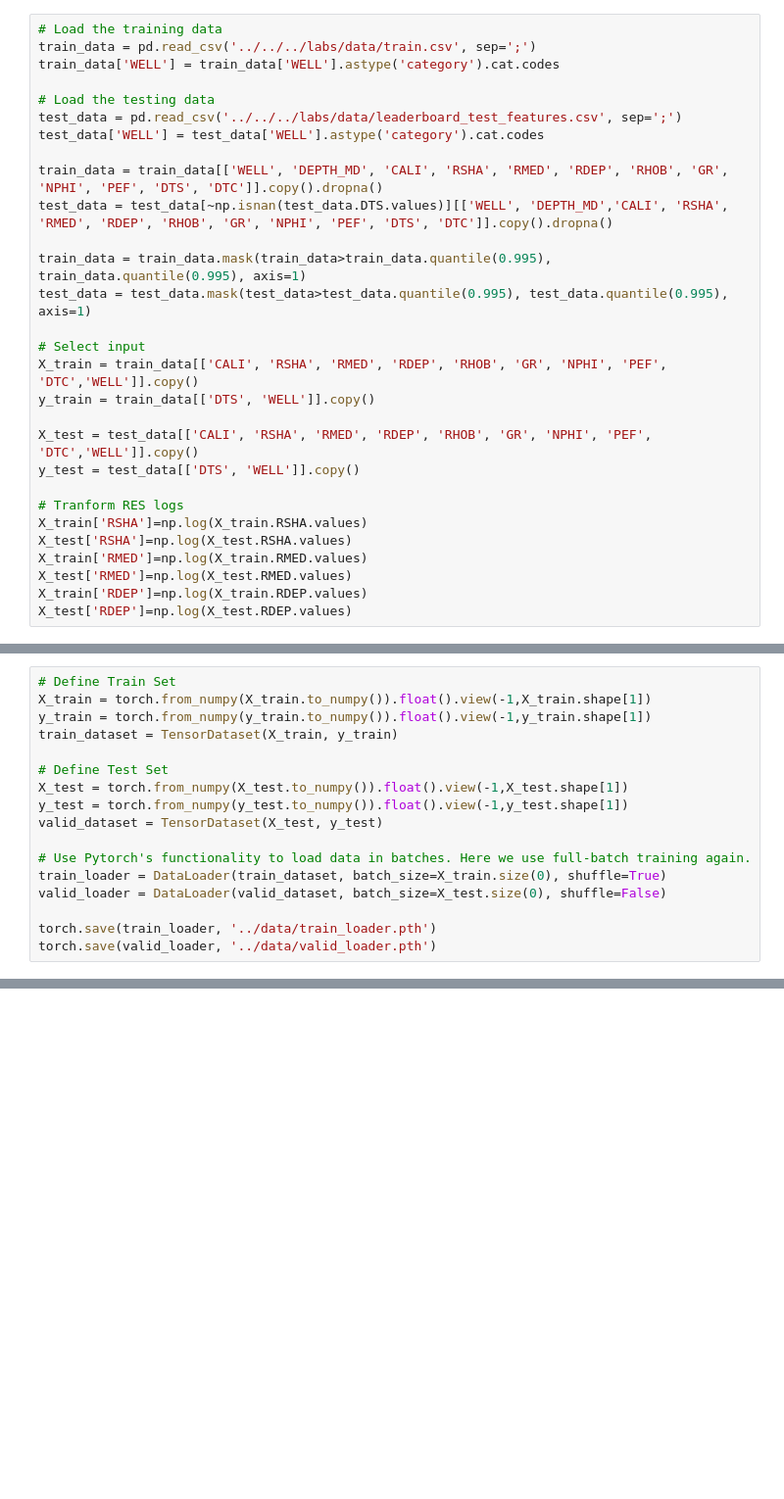
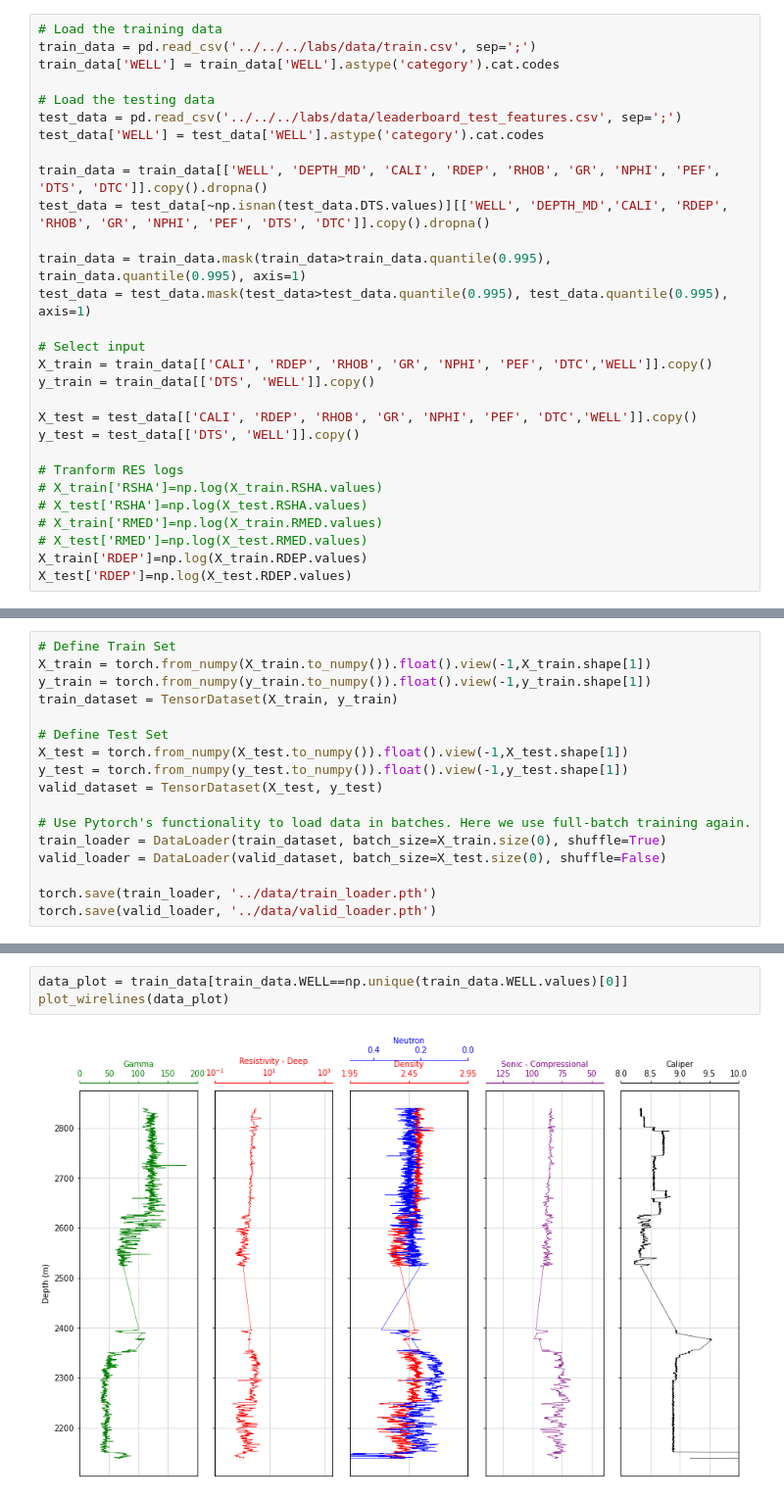
Before and after one commit to hatsyim/wireline-attention, a Jupyter notebook: notebook/00_eda.ipynb, the cells around one changed output, grey strips where cells are left out. Shown at 98% size. Cells and saved outputs as stored; diff of their text form; blank space fills up the shorter version.

Commit message:
a step before wireline splitting

```diff
--- a/notebook/00_eda.ipynb
+++ b/notebook/00_eda.ipynb
@@ -36,23 +38,23 @@ train_data['WELL'] = train_data['WELL'].astype('category').cat.codes
 test_data = pd.read_csv('../../../labs/data/leaderboard_test_features.csv', sep=';')
 test_data['WELL'] = test_data['WELL'].astype('category').cat.codes
 
-train_data = train_data[['WELL', 'DEPTH_MD', 'CALI', 'RSHA', 'RMED', 'RDEP', 'RHOB', 'GR', 'NPHI', 'PEF', 'DTS', 'DTC']].copy().dropna()
-test_data = test_data[~np.isnan(test_data.DTS.values)][['WELL', 'DEPTH_MD','CALI', 'RSHA', 'RMED', 'RDEP', 'RHOB', 'GR', 'NPHI', 'PEF', 'DTS', 'DTC']].copy().dropna()
+train_data = train_data[['WELL', 'DEPTH_MD', 'CALI', 'RDEP', 'RHOB', 'GR', 'NPHI', 'PEF', 'DTS', 'DTC']].copy().dropna()
+test_data = test_data[~np.isnan(test_data.DTS.values)][['WELL', 'DEPTH_MD','CALI', 'RDEP', 'RHOB', 'GR', 'NPHI', 'PEF', 'DTS', 'DTC']].copy().dropna()
 
 train_data = train_data.mask(train_data>train_data.quantile(0.995), train_data.quantile(0.995), axis=1)
 test_data = test_data.mask(test_data>test_data.quantile(0.995), test_data.quantile(0.995), axis=1)
 
 # Select input
-X_train = train_data[['CALI', 'RSHA', 'RMED', 'RDEP', 'RHOB', 'GR', 'NPHI', 'PEF', 'DTC','WELL']].copy()
+X_train = train_data[['CALI', 'RDEP', 'RHOB', 'GR', 'NPHI', 'PEF', 'DTC','WELL']].copy()
 y_train = train_data[['DTS', 'WELL']].copy()
 
-X_test = test_data[['CALI', 'RSHA', 'RMED', 'RDEP', 'RHOB', 'GR', 'NPHI', 'PEF', 'DTC','WELL']].copy()
+X_test = test_data[['CALI', 'RDEP', 'RHOB', 'GR', 'NPHI', 'PEF', 'DTC','WELL']].copy()
 y_test = test_data[['DTS', 'WELL']].copy()
 
 # Tranform RES logs
-X_train['RSHA']=np.log(X_train.RSHA.values)
-X_test['RSHA']=np.log(X_test.RSHA.values)
-X_train['RMED']=np.log(X_train.RMED.values)
-X_test['RMED']=np.log(X_test.RMED.values)
+# X_train['RSHA']=np.log(X_train.RSHA.values)
+# X_test['RSHA']=np.log(X_test.RSHA.values)
+# X_train['RMED']=np.log(X_train.RMED.values)
+# X_test['RMED']=np.log(X_test.RMED.values)
 X_train['RDEP']=np.log(X_train.RDEP.values)
 X_test['RDEP']=np.log(X_test.RDEP.values)
@@ -75,0 +214,5 @@ torch.save(valid_loader, '../data/valid_loader.pth')
+# %%
+data_plot = train_data[train_data.WELL==np.unique(train_data.WELL.values)[0]]
+plot_wirelines(data_plot)
+# %% [output]
+[figure, added]
```
Also changed, not shown: parts of 7 cells of this notebook.
